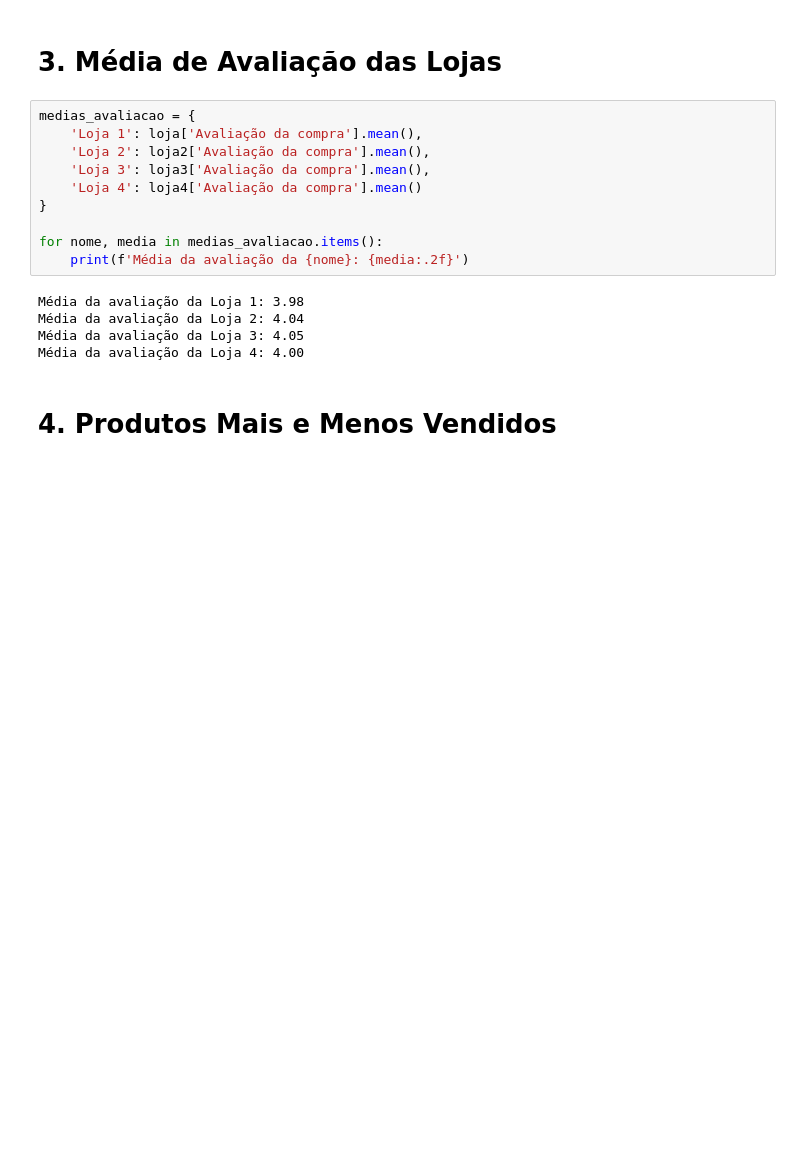
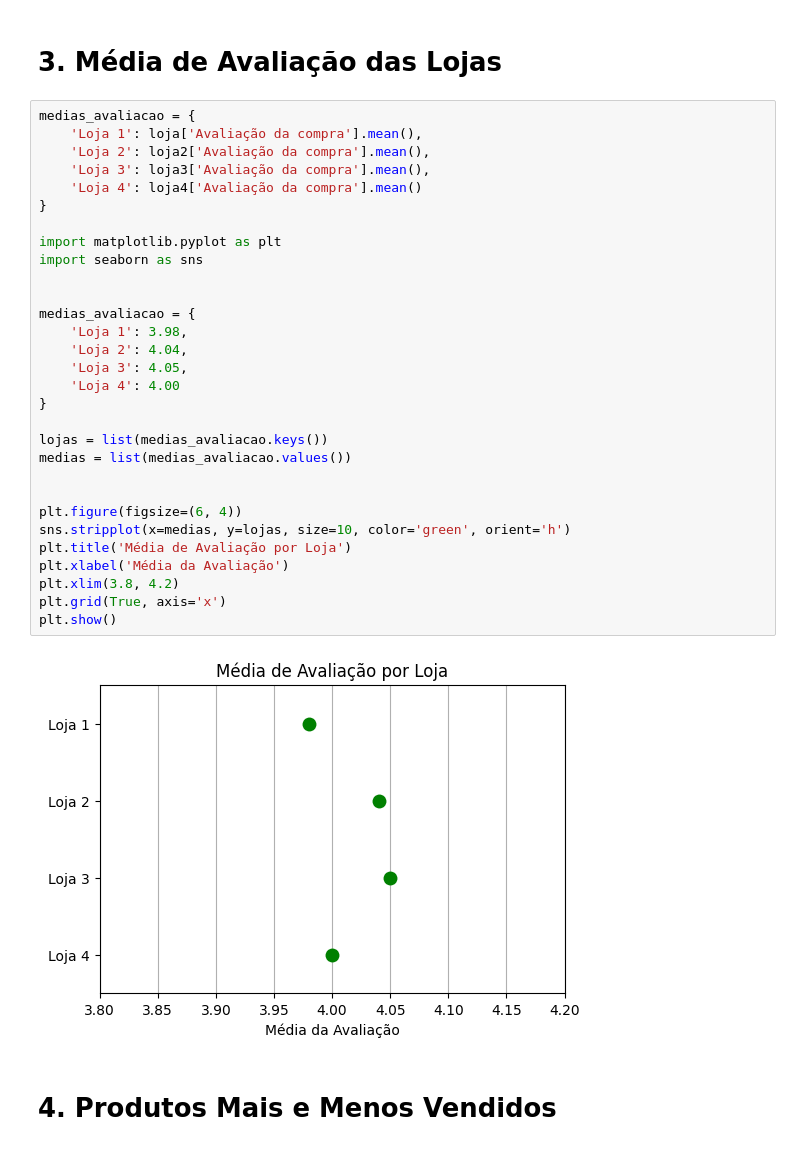
Before and after one commit to icaroandri/Desafio-Alura-Store, a Jupyter notebook: AluraStoreBr.ipynb, the cells around one changed output. Saved outputs shown, nothing was run; the diff lists cells and outputs as text; blank space fills up the shorter version.

```diff
--- a/AluraStoreBr.ipynb
+++ b/AluraStoreBr.ipynb
@@ -182,21 +182,38 @@ utilidades domesticas     16931.48
 Name: Preço, dtype: float64
 # %% [markdown]
 # 3. Média de Avaliação das Lojas
-# %%
-medias_avaliacao = {
-    'Loja 1': loja['Avaliação da compra'].mean(),
-    'Loja 2': loja2['Avaliação da compra'].mean(),
-    'Loja 3': loja3['Avaliação da compra'].mean(),
-    'Loja 4': loja4['Avaliação da compra'].mean()
-}
-
-for nome, media in medias_avaliacao.items():
-    print(f'Média da avaliação da {nome}: {media:.2f}')
-# %% [output]
-Média da avaliação da Loja 1: 3.98
-Média da avaliação da Loja 2: 4.04
-Média da avaliação da Loja 3: 4.05
-Média da avaliação da Loja 4: 4.00
+# %%
+medias_avaliacao = {
+    'Loja 1': loja['Avaliação da compra'].mean(),
+    'Loja 2': loja2['Avaliação da compra'].mean(),
+    'Loja 3': loja3['Avaliação da compra'].mean(),
+    'Loja 4': loja4['Avaliação da compra'].mean()
+}
+
+import matplotlib.pyplot as plt
+import seaborn as sns
+
+
+medias_avaliacao = {
+    'Loja 1': 3.98,
+    'Loja 2': 4.04,
+    'Loja 3': 4.05,
+    'Loja 4': 4.00
+}
+
+lojas = list(medias_avaliacao.keys())
+medias = list(medias_avaliacao.values())
+
+
+plt.figure(figsize=(6, 4))
+sns.stripplot(x=medias, y=lojas, size=10, color='green', orient='h')
+plt.title('Média de Avaliação por Loja')
+plt.xlabel('Média da Avaliação')
+plt.xlim(3.8, 4.2)
+plt.grid(True, axis='x')
+plt.show()
+# %% [output]
+[figure, added]
 # %% [markdown]
 # 4. Produtos Mais e Menos Vendidos
 # %%
```
Also changed, not shown: parts of 4 cells of this notebook.
